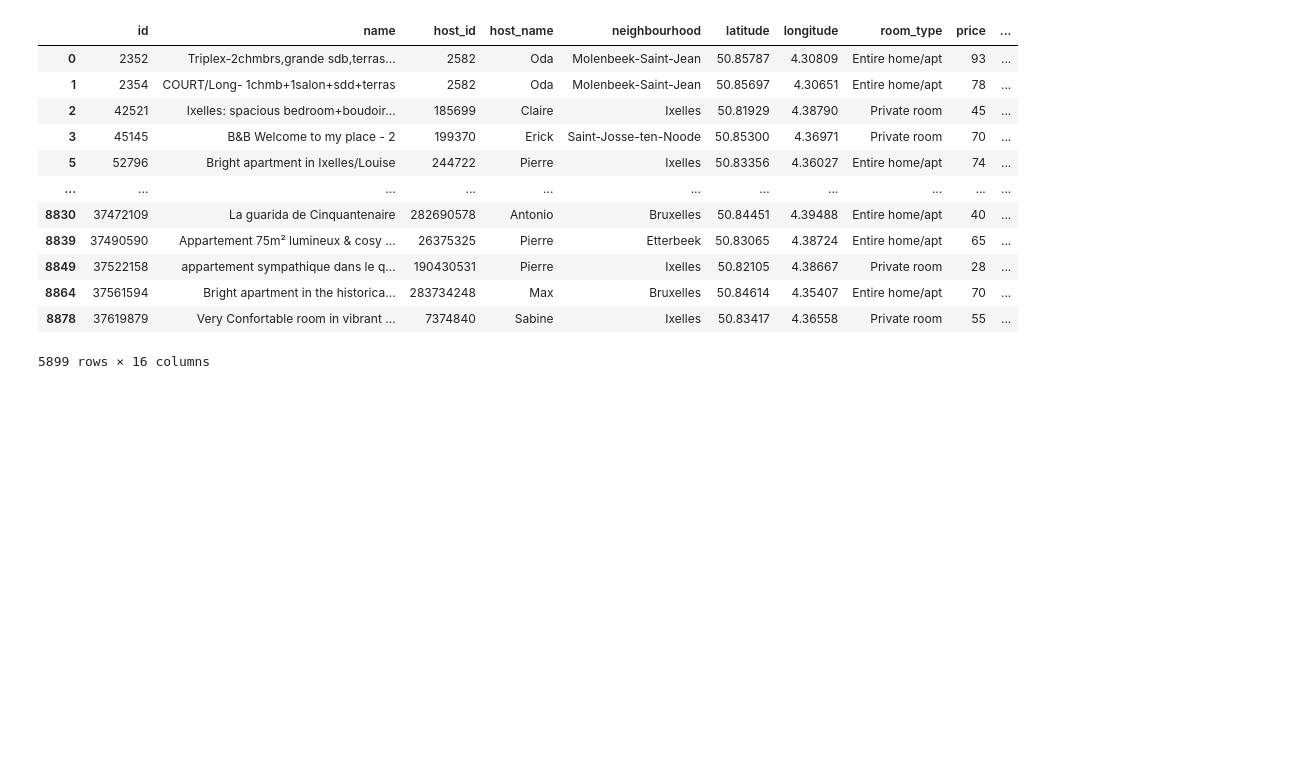
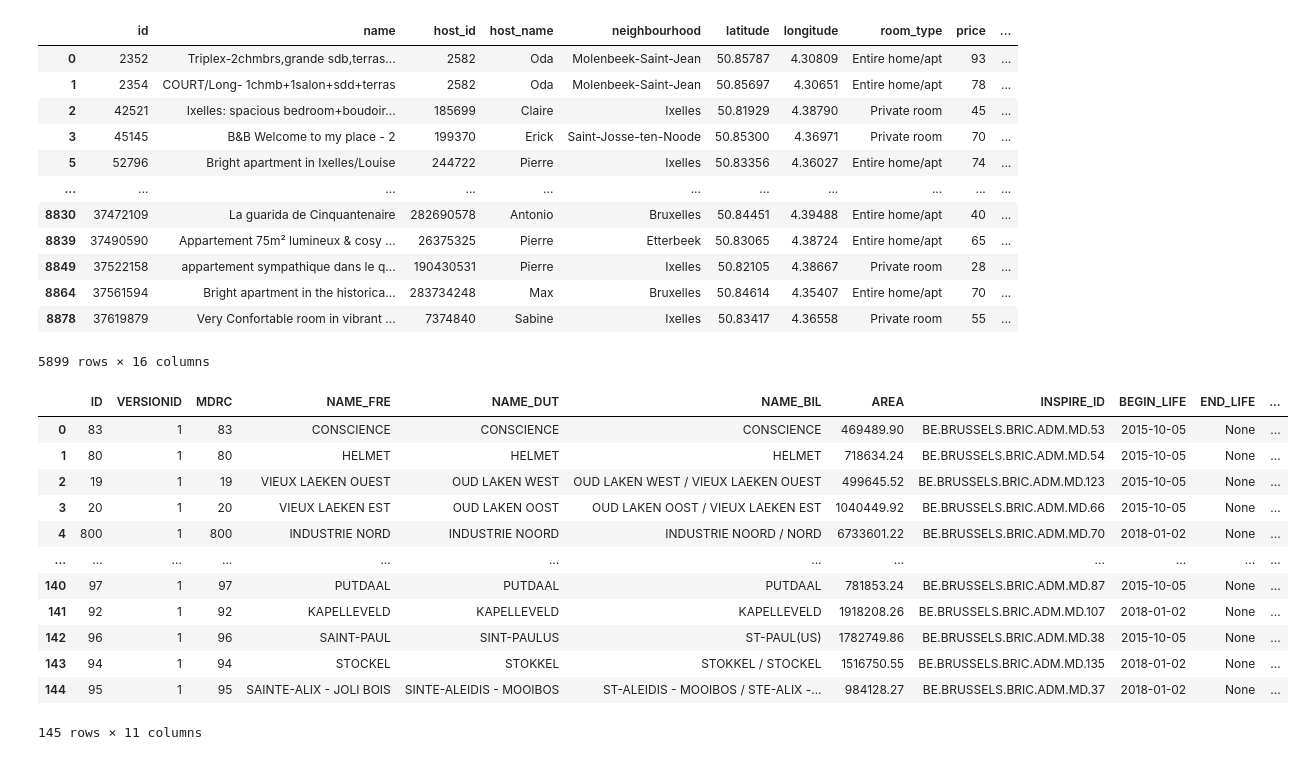
Before and after one commit to intro-to-geoprocessing/week5-lab, a Jupyter notebook: 01-airbnb-analysis.ipynb, the cells around one changed output. Cells and saved outputs as stored; diff of their text form; code cells hidden in the pictures; blank space fills up the shorter version.

```diff
--- a/01-airbnb-analysis.ipynb
+++ b/01-airbnb-analysis.ipynb
@@ -62,0 +65,16 @@ data
+# %%
+districts
+# %% [output]
+|  | ID | VERSIONID | MDRC | NAME_FRE | NAME_DUT | NAME_BIL | AREA | INSPIRE_ID | BEGIN_LIFE | END_LIFE | ... |
+| 0 | 83 | 1 | 83 | CONSCIENCE | CONSCIENCE | CONSCIENCE | 469489.90 | BE.BRUSSELS.BRIC.ADM.MD.53 | 2015-10-05 | None | ... |
+| 1 | 80 | 1 | 80 | HELMET | HELMET | HELMET | 718634.24 | BE.BRUSSELS.BRIC.ADM.MD.54 | 2015-10-05 | None | ... |
+| 2 | 19 | 1 | 19 | VIEUX LAEKEN OUEST | OUD LAKEN WEST | OUD LAKEN WEST / VIEUX LAEKEN OUEST | 499645.52 | BE.BRUSSELS.BRIC.ADM.MD.123 | 2015-10-05 | None | ... |
+| 3 | 20 | 1 | 20 | VIEUX LAEKEN EST | OUD LAKEN OOST | OUD LAKEN OOST / VIEUX LAEKEN EST | 1040449.92 | BE.BRUSSELS.BRIC.ADM.MD.66 | 2015-10-05 | None | ... |
+| 4 | 800 | 1 | 800 | INDUSTRIE NORD | INDUSTRIE NOORD | INDUSTRIE NOORD / NORD | 6733601.22 | BE.BRUSSELS.BRIC.ADM.MD.70 | 2018-01-02 | None | ... |
+| ... | ... | ... | ... | ... | ... | ... | ... | ... | ... | ... | ... |
+| 140 | 97 | 1 | 97 | PUTDAAL | PUTDAAL | PUTDAAL | 781853.24 | BE.BRUSSELS.BRIC.ADM.MD.87 | 2015-10-05 | None | ... |
+| 141 | 92 | 1 | 92 | KAPELLEVELD | KAPELLEVELD | KAPELLEVELD | 1918208.26 | BE.BRUSSELS.BRIC.ADM.MD.107 | 2018-01-02 | None | ... |
+| 142 | 96 | 1 | 96 | SAINT-PAUL | SINT-PAULUS | ST-PAUL(US) | 1782749.86 | BE.BRUSSELS.BRIC.ADM.MD.38 | 2015-10-05 | None | ... |
+| 143 | 94 | 1 | 94 | STOCKEL | STOKKEL | STOKKEL / STOCKEL | 1516750.55 | BE.BRUSSELS.BRIC.ADM.MD.135 | 2018-01-02 | None | ... |
+| 144 | 95 | 1 | 95 | SAINTE-ALIX - JOLI BOIS | SINTE-ALEIDIS - MOOIBOS | ST-ALEIDIS - MOOIBOS / STE-ALIX -... | 984128.27 | BE.BRUSSELS.BRIC.ADM.MD.37 | 2018-01-02 | None | ... |
+145 rows × 11 columns
```
Also changed, not shown: parts of 16 cells of this notebook, 3 other files.
